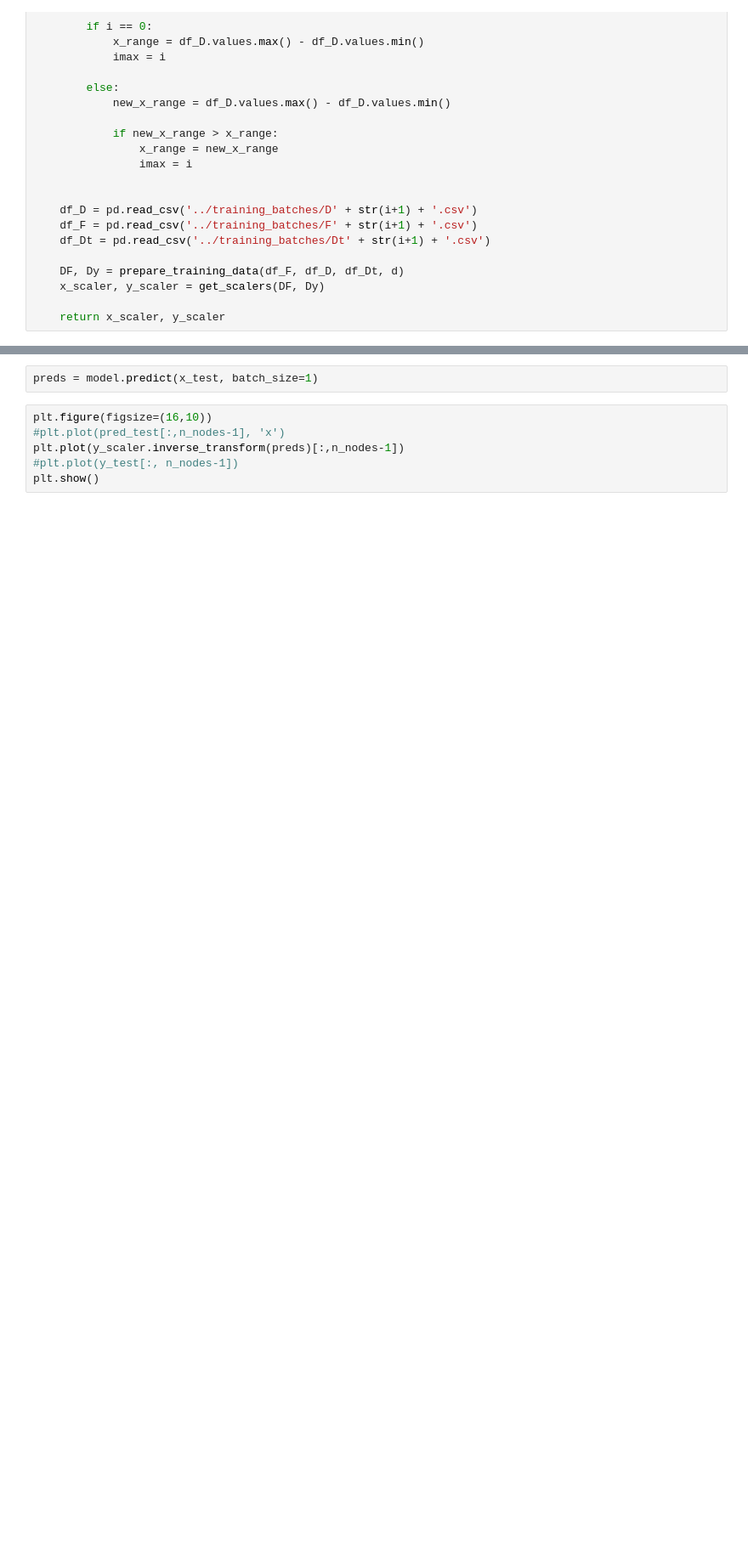
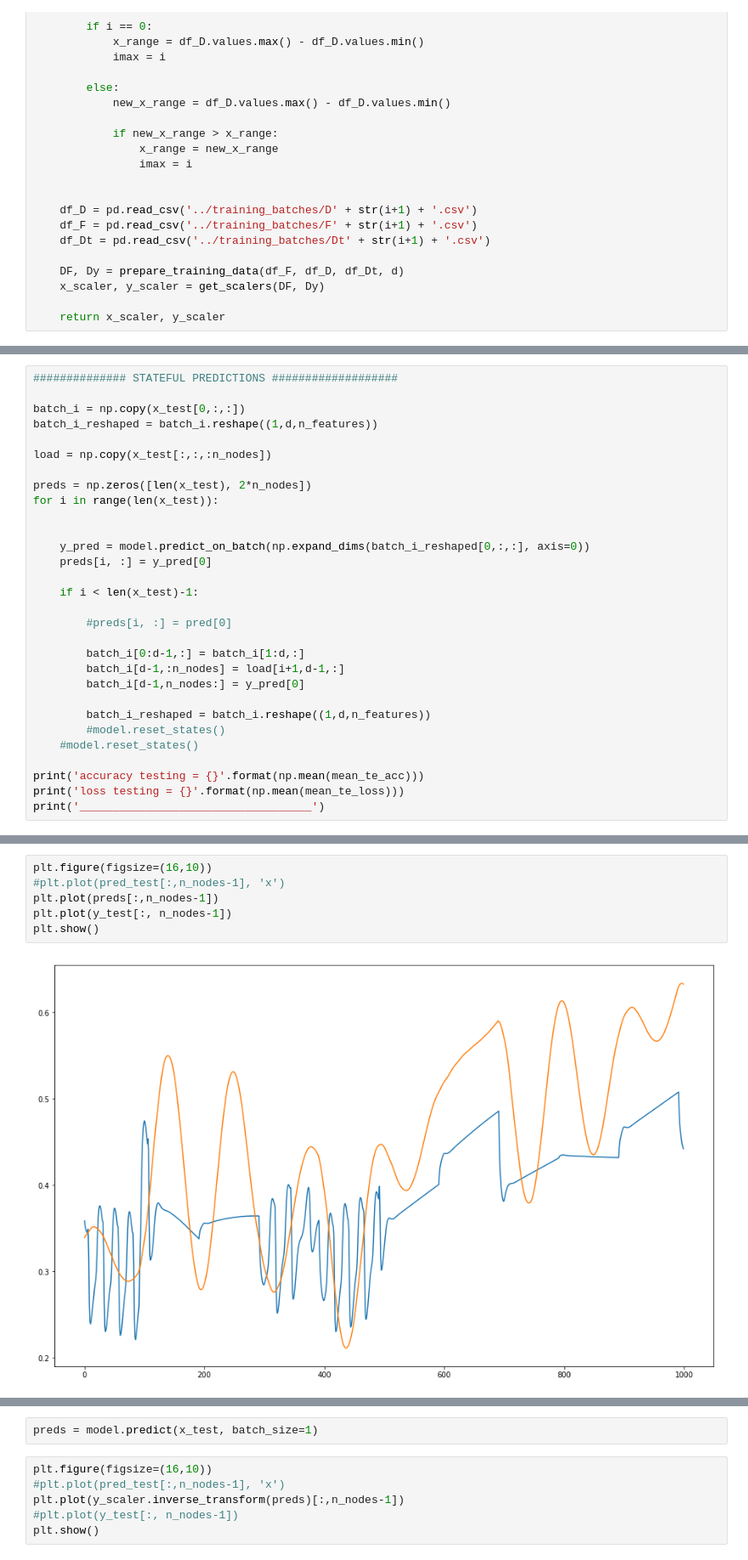
Before and after one commit to endrehp/FEM-ML2, a Jupyter notebook: RNN_velocity_stateful.ipynb, the cells around one changed output, grey strips where cells are left out. Shown: that part at 85% size. Saved outputs shown, nothing was run; the diff lists cells and outputs as text; blank space fills up the shorter version.

Commit message:
Fix stateful RNN

```diff
--- a/RNN_velocity_stateful.ipynb
+++ b/RNN_velocity_stateful.ipynb
@@ -171,0 +274,30 @@ def get_batch_scalers(n_batches):
+# %%
+############## STATEFUL PREDICTIONS ###################
+
+batch_i = np.copy(x_test[0,:,:])
+batch_i_reshaped = batch_i.reshape((1,d,n_features))
+
+load = np.copy(x_test[:,:,:n_nodes])
+
+preds = np.zeros([len(x_test), 2*n_nodes])
+for i in range(len(x_test)):
+
+
+    y_pred = model.predict_on_batch(np.expand_dims(batch_i_reshaped[0,:,:], axis=0))
+    preds[i, :] = y_pred[0]
+
+    if i < len(x_test)-1:
+
+        #preds[i, :] = pred[0]
+
+        batch_i[0:d-1,:] = batch_i[1:d,:]
+        batch_i[d-1,:n_nodes] = load[i+1,d-1,:]
+        batch_i[d-1,n_nodes:] = y_pred[0]
+
+        batch_i_reshaped = batch_i.reshape((1,d,n_features))
+        #model.reset_states()
+    #model.reset_states()
+
+print('accuracy testing = {}'.format(np.mean(mean_te_acc)))
+print('loss testing = {}'.format(np.mean(mean_te_loss)))
+print('___________________________________')
@@ -171,0 +312,8 @@ def get_batch_scalers(n_batches):
+# %%
+plt.figure(figsize=(16,10))
+#plt.plot(pred_test[:,n_nodes-1], 'x')
+plt.plot(preds[:,n_nodes-1])
+plt.plot(y_test[:, n_nodes-1])
+plt.show()
+# %% [output]
+[figure, added]
```
Also changed, not shown: parts of 22 cells of this notebook, 18 other files.
